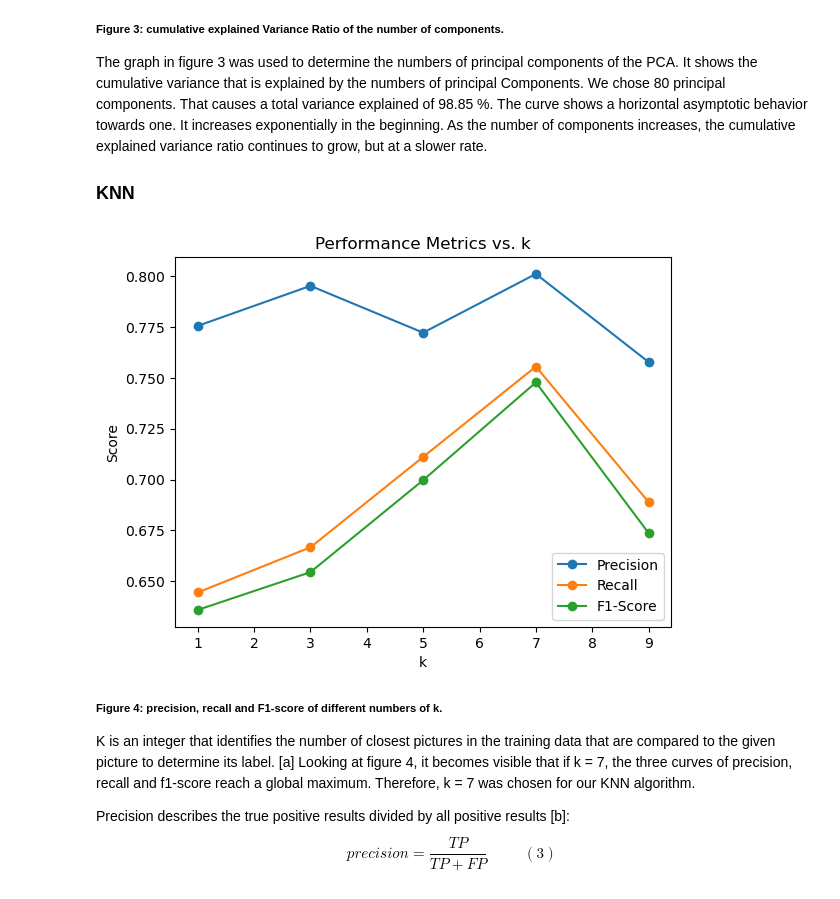
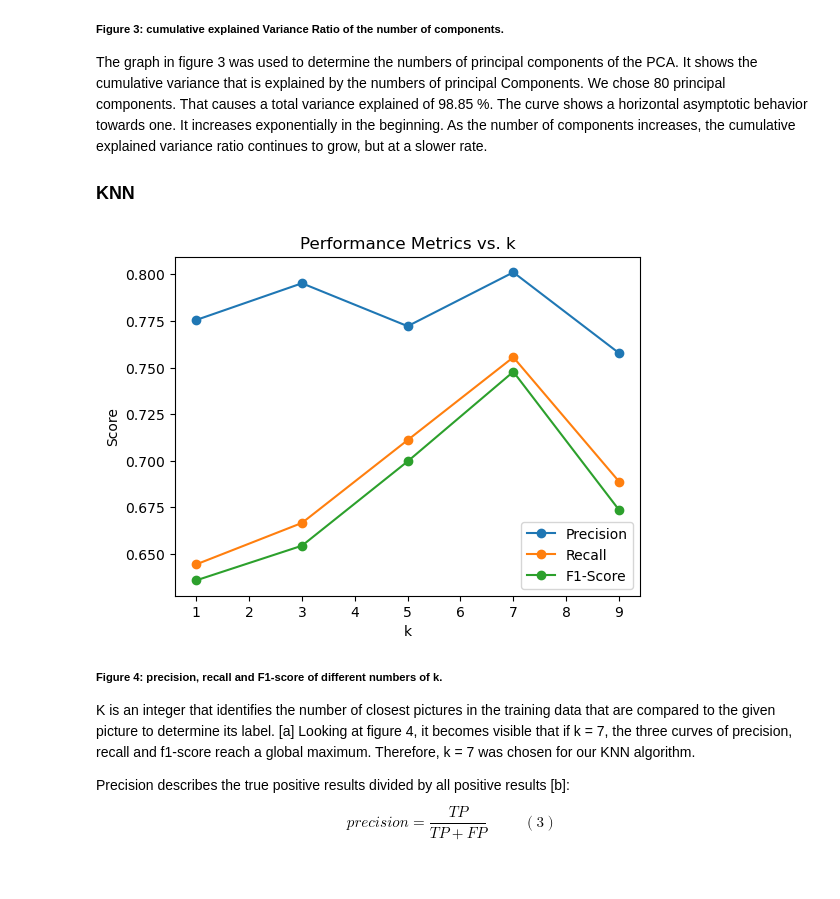
Before and after one commit to datascience-mobi-2023/topic01_team01, a Jupyter notebook: report2023.ipynb, the cells around one changed output. Cells and saved outputs as stored; diff of their text form; code cells hidden in the pictures.

```diff
--- a/report2023.ipynb
+++ b/report2023.ipynb
@@ -151,17 +150,17 @@ The curve shows a horizontal asymptotic behavior towards one. It increases expon
 # %%
 from KNN import k_values, precision_scores, recall_scores, f1_scores
 
+plt.figure(figsize=(6, 4.4))
 plt.plot(k_values, precision_scores, marker='o', label='Precision')
 plt.plot(k_values, recall_scores, marker='o', label='Recall')
 plt.plot(k_values, f1_scores, marker='o', label='F1-Score')
 plt.xlabel('k')
 plt.ylabel('Score')
 plt.title('Performance Metrics vs. k')
 plt.legend()
 plt.show()
-# kleiner ziehen???
 # %% [output]
-[figure, old version]
+[figure, new version]
 # %% [markdown]
 **<span style="font-size:0.8em;">Figure 4: precision, recall and F1-score of different numbers of k.</span>**
 
```
Also changed, not shown: parts of 5 cells of this notebook.
